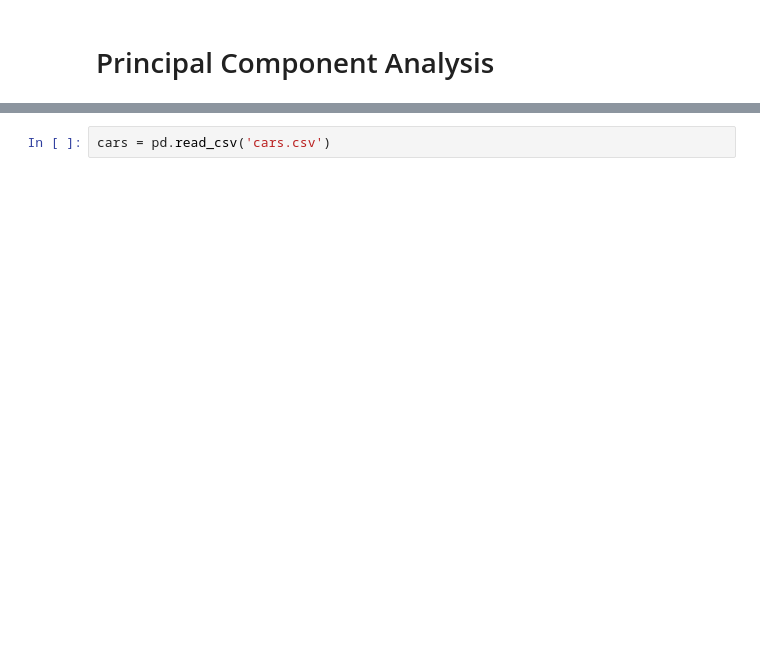
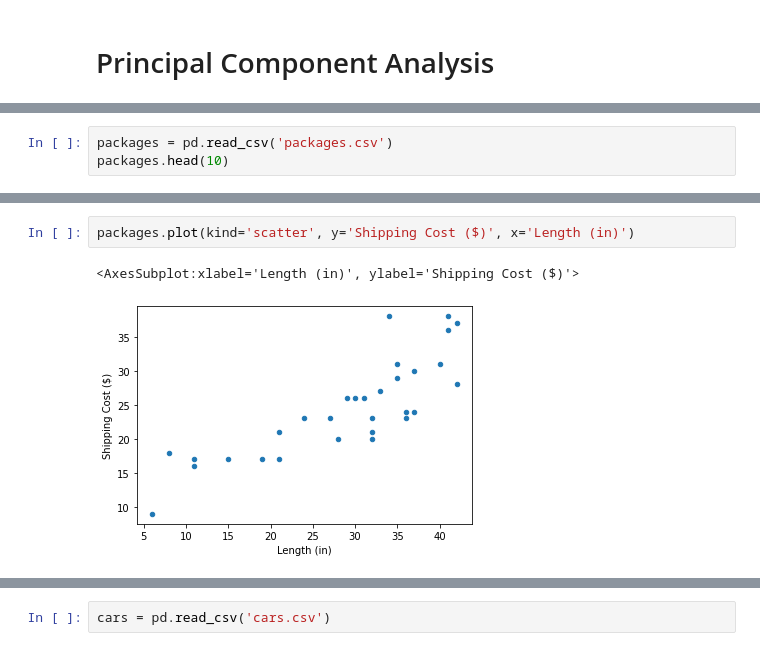
Before and after one commit to smashley-eakland/ds-principal_component_analysis-kbo33, a Jupyter notebook: principal_component_analysis.ipynb, the cells around one changed output, grey strips where cells are left out. Drawn from its saved outputs; the diff is of its cells as text; blank space fills up the shorter version.

```diff
--- a/principal_component_analysis.ipynb
+++ b/principal_component_analysis.ipynb
@@ -53,0 +46,3 @@ $\rightarrow$ **PCA insight**: Moreover, since we'll be capturing much of the va
+# %%
+packages = pd.read_csv('packages.csv')
+packages.head(10)
@@ -53,0 +65,5 @@ $\rightarrow$ **PCA insight**: Moreover, since we'll be capturing much of the va
+# %%
+packages.plot(kind='scatter', y='Shipping Cost ($)', x='Length (in)')
+# %% [output]
+<AxesSubplot:xlabel='Length (in)', ylabel='Shipping Cost ($)'>
+[figure, added]
```
Also changed, not shown: parts of 153 cells of this notebook, 1 other file.
